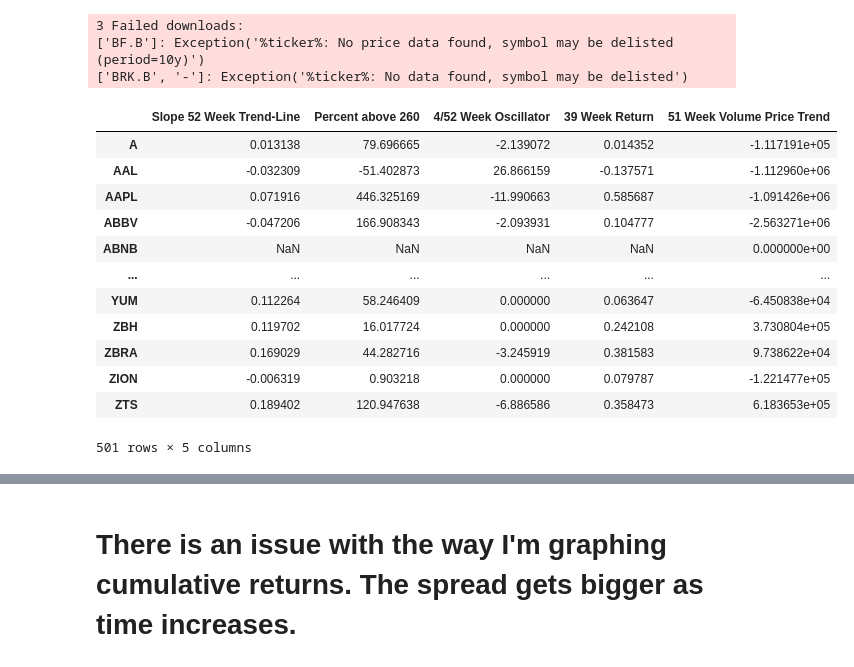
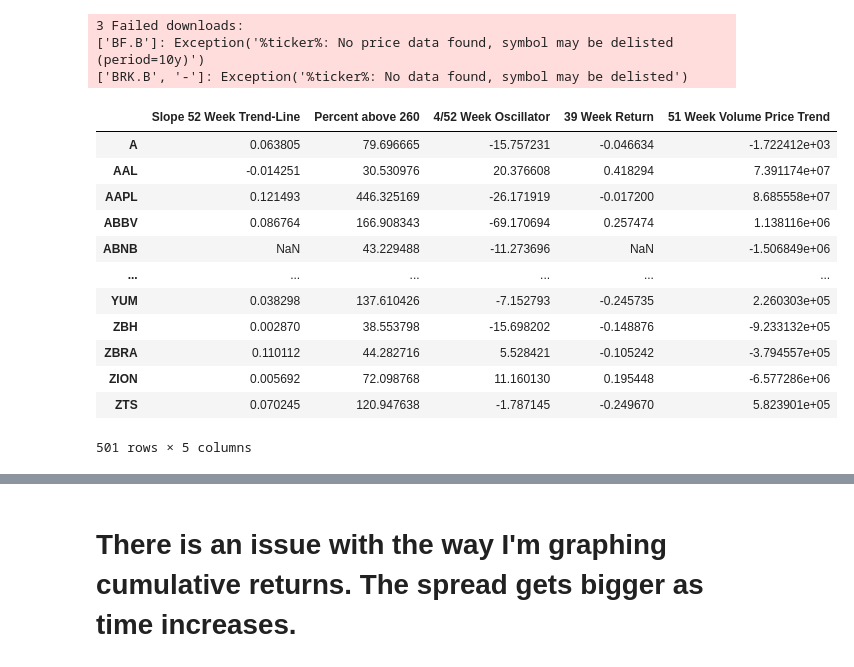
Before and after one commit to CCNY-Analytics-and-Quant/Quantative-Finance-Repo, a Jupyter notebook: Final-Project/workbooks/JB_draft/final_project.ipynb, the cells around one changed output, grey strips where cells are left out. Cells and saved outputs as stored; diff of their text form; code cells hidden in the pictures.

```diff
--- a/Final-Project/workbooks/JB_draft/final_project.ipynb
+++ b/Final-Project/workbooks/JB_draft/final_project.ipynb
@@ -22,7 +22,7 @@ sp500 = df['Adj Close'].dropna(how='all', axis=1)
 # Function to get lagged start and end periods
 def get_lagged_periods(time_period):
     start_period = -20 - time_period
-    end_period = start_period + 252  # 252 trading days in a year
+    end_period = -20  # latest data entry
     return start_period, end_period
 # %%
 
@@ -61,8 +61,8 @@ def calculate_momentum_factors(tickers, time_period):
     oscillator = (oscillator_ratios[0] - oscillator_ratios[1]) * 100
 
     # 39 week returns
-    price_39_weeks_ago = sp500.iloc[end_period - 195] #195 data entries previous (39 * 5)
-    price_difference_39_weeks = sp500.iloc[end_period] - price_39_weeks_ago
+    price_39_weeks_ago = sp500.iloc[start_period+195] #195 data entries previous (39 * 5)
+    price_difference_39_weeks = sp500.iloc[start_period] - price_39_weeks_ago
     _39_week_returns = price_difference_39_weeks / price_39_weeks_ago # rate of change formula
 
     # Volume Price Trend
@@ -84,24 +84,24 @@ def calculate_momentum_factors(tickers, time_period):
 # %%
 # Example usage
 time_period = 1260  # 1 year 252, 5 year 1260
 start_period = -20 - time_period
-end_period = start_period + 252  # 252 trading days in a year
+end_period = -20
 
 momentum_factors = calculate_momentum_factors(tickers, time_period)
 momentum_factors
 # %% [output]
 |  | Slope 52 Week Trend-Line | Percent above 260 | 4/52 Week Oscillator | 39 Week Return | 51 Week Volume Price Trend |
-| A | 0.013138 | 79.696665 | -2.139072 | 0.014352 | -1.117191e+05 |
-| AAL | -0.032309 | -51.402873 | 26.866159 | -0.137571 | -1.112960e+06 |
-| AAPL | 0.071916 | 446.325169 | -11.990663 | 0.585687 | -1.091426e+06 |
-| ABBV | -0.047206 | 166.908343 | -2.093931 | 0.104777 | -2.563271e+06 |
-| ABNB | NaN | NaN | NaN | NaN | 0.000000e+00 |
+| A | 0.063805 | 79.696665 | -15.757231 | -0.046634 | -1.722412e+03 |
+| AAL | -0.014251 | 30.530976 | 20.376608 | 0.418294 | 7.391174e+07 |
+| AAPL | 0.121493 | 446.325169 | -26.171919 | -0.017200 | 8.685558e+07 |
+| ABBV | 0.086764 | 166.908343 | -69.170694 | 0.257474 | 1.138116e+06 |
+| ABNB | NaN | 43.229488 | -11.273696 | NaN | -1.506849e+06 |
 | ... | ... | ... | ... | ... | ... |
-| YUM | 0.112264 | 58.246409 | 0.000000 | 0.063647 | -6.450838e+04 |
-| ZBH | 0.119702 | 16.017724 | 0.000000 | 0.242108 | 3.730804e+05 |
-| ZBRA | 0.169029 | 44.282716 | -3.245919 | 0.381583 | 9.738622e+04 |
-| ZION | -0.006319 | 0.903218 | 0.000000 | 0.079787 | -1.221477e+05 |
-| ZTS | 0.189402 | 120.947638 | -6.886586 | 0.358473 | 6.183653e+05 |
+| YUM | 0.038298 | 137.610426 | -7.152793 | -0.245735 | 2.260303e+05 |
+| ZBH | 0.002870 | 38.553798 | -15.698202 | -0.148876 | -9.233132e+05 |
+| ZBRA | 0.110112 | 44.282716 | 5.528421 | -0.105242 | -3.794557e+05 |
+| ZION | 0.005692 | 72.098768 | 11.160130 | 0.195448 | -6.577286e+06 |
+| ZTS | 0.070245 | 120.947638 | -1.787145 | -0.249670 | 5.823901e+05 |
 501 rows × 5 columns
 # %%
 z_scores = (momentum_factors - momentum_factors.mean()) / momentum_factors.std()
```
Also changed, not shown: parts of 3 cells of this notebook.
